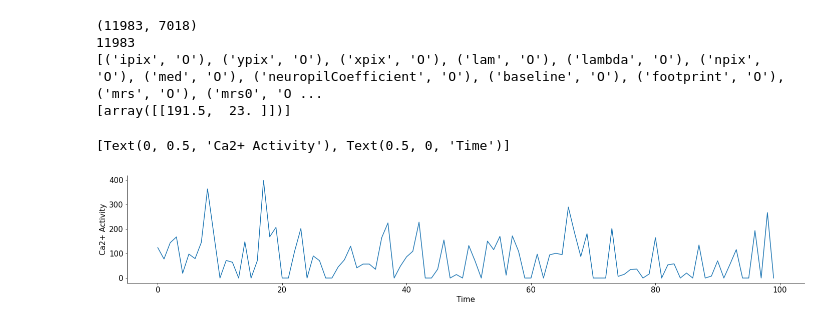
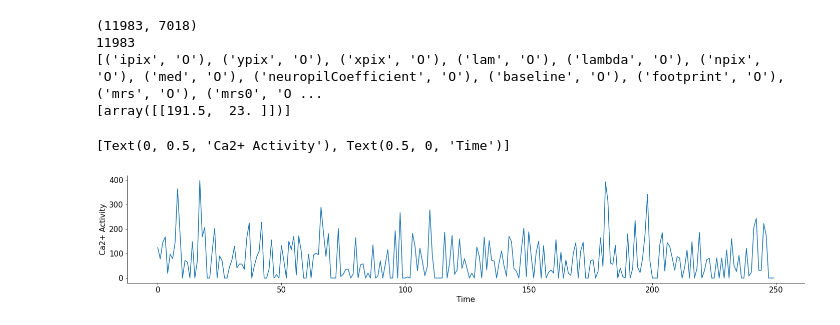
Before and after one commit to grawoods/teamA-grebes-NMA2020, a Jupyter notebook: SM/200723_sm_nma.ipynb, the cells around one changed output. Saved outputs shown, nothing was run; the diff lists cells and outputs as text; code cells hidden in the pictures.

```diff
--- a/SM/200723_sm_nma.ipynb
+++ b/SM/200723_sm_nma.ipynb
@@ -49,13 +49,13 @@ run = np.squeeze(dat['run'])
 sresp = dat['sresp']
 # %%
 neuron_idx = 134
-stop_len = 100
+stop_len = 250
 plt.plot(sresp[neuron_idx,:stop_len])
 ax = plt.gca()
 ax.set(
   xlabel="Time",
   ylabel="Ca2+ Activity",
 )
 # %% [output]
 [Text(0, 0.5, 'Ca2+ Activity'), Text(0.5, 0, 'Time')]
-[figure, old version]
+[figure, new version]
```
Also changed, not shown: parts of 10 cells of this notebook.
